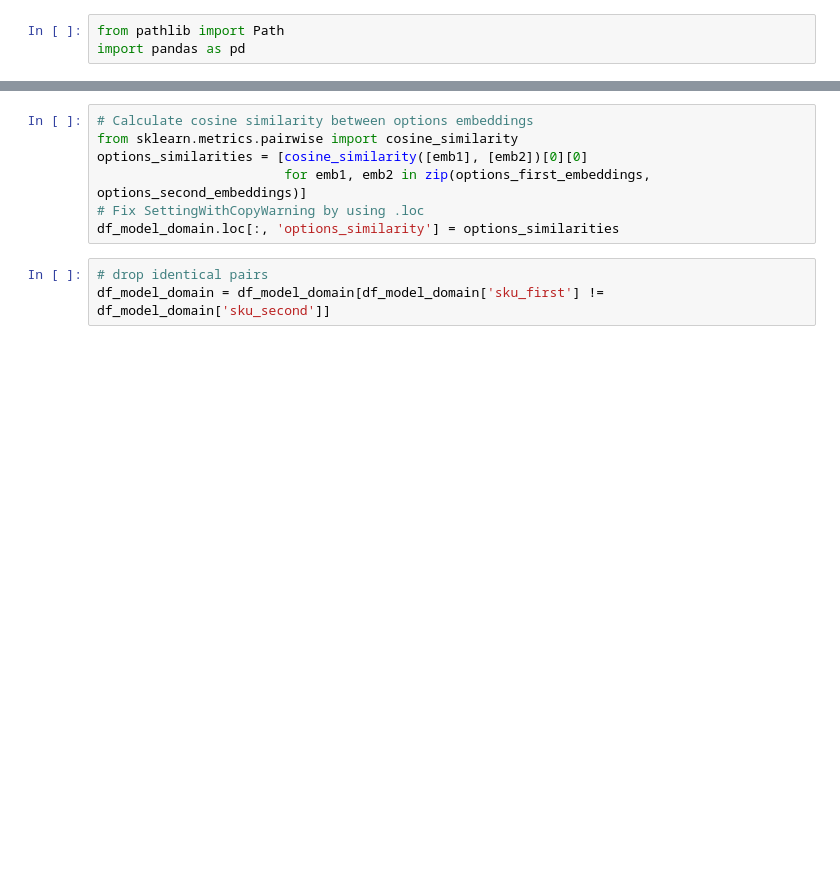
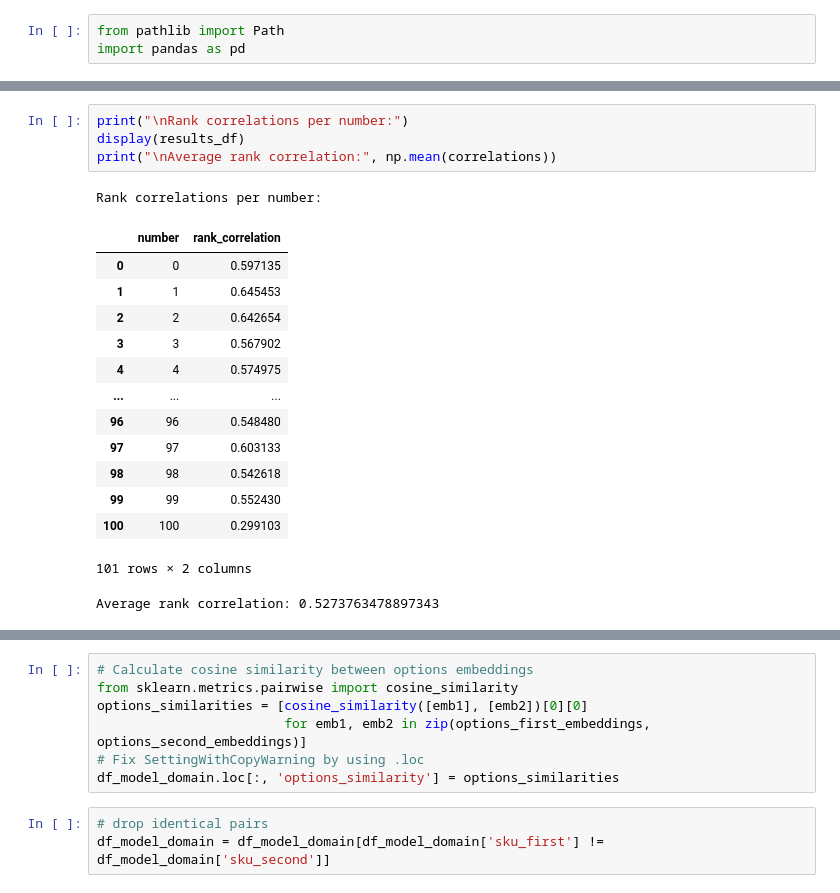
Before and after one commit to tony-pitchblack/marketplace_analytics, a Jupyter notebook: competitors-xgb/analyze_sentence_embeddings.ipynb, the cells around one changed output, grey strips where cells are left out. Cells and saved outputs as stored; diff of their text form; blank space fills up the shorter version.

```diff
--- a/competitors-xgb/analyze_sentence_embeddings.ipynb
+++ b/competitors-xgb/analyze_sentence_embeddings.ipynb
@@ -70,0 +82,20 @@ sbert = SentenceTransformer(SBERT_MODEL, device=DEVICE)
+# %%
+print("\nRank correlations per number:")
+display(results_df)
+print("\nAverage rank correlation:", np.mean(correlations))
+# %% [output]
+Rank correlations per number:
+|  | number | rank_correlation |
+| 0 | 0 | 0.597135 |
+| 1 | 1 | 0.645453 |
+| 2 | 2 | 0.642654 |
+| 3 | 3 | 0.567902 |
+| 4 | 4 | 0.574975 |
+| ... | ... | ... |
+| 96 | 96 | 0.548480 |
+| 97 | 97 | 0.603133 |
+| 98 | 98 | 0.542618 |
+| 99 | 99 | 0.552430 |
+| 100 | 100 | 0.299103 |
+101 rows × 2 columns
+Average rank correlation: 0.5273763478897343
```
Also changed, not shown: parts of 13 cells of this notebook.
